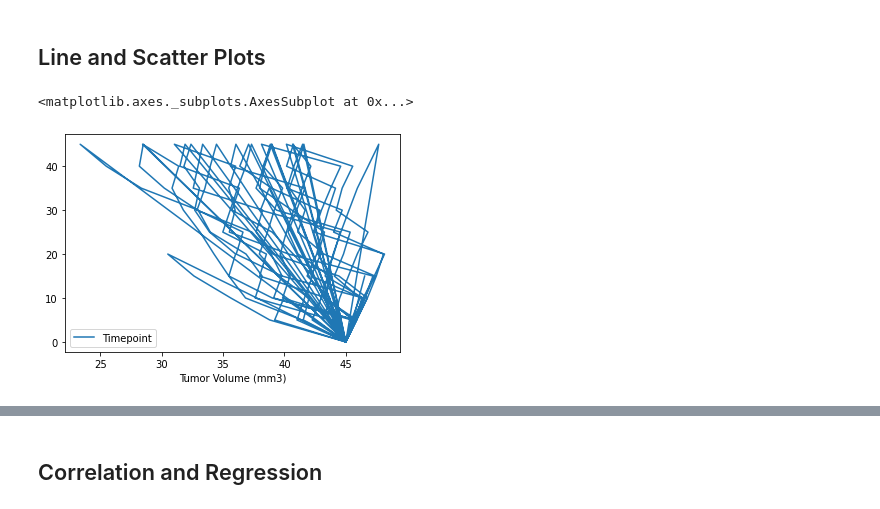
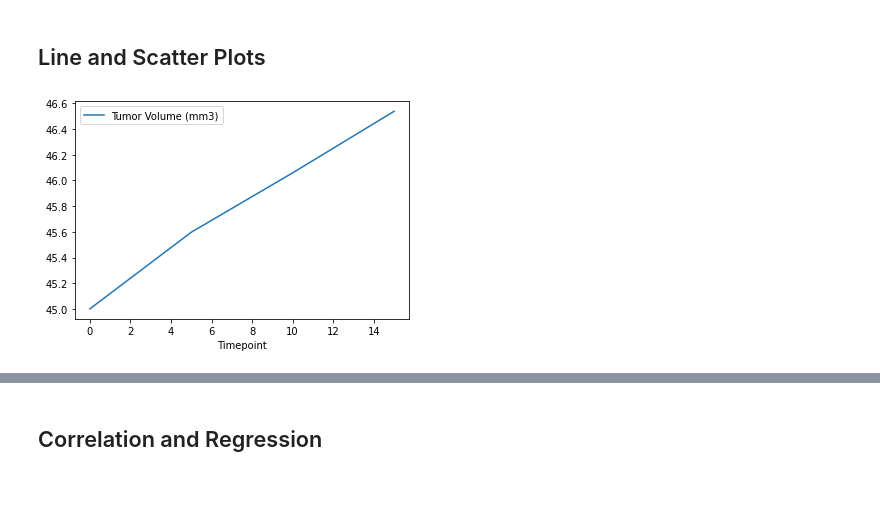
Before and after one commit to NoahGoldstein13/Matplotlib-Challenge, a Jupyter notebook: pymaceuticals_starter.ipynb, the cells around one changed output, grey strips where cells are left out. Drawn from its saved outputs; the diff is of its cells as text; code cells hidden in the pictures.

```diff
--- a/pymaceuticals_starter.ipynb
+++ b/pymaceuticals_starter.ipynb
@@ -214,11 +210,10 @@ TypeError: __init__() got an unexpected keyword argument 'lsuffix'
 # %%
 # Generate a line plot of tumor volume vs. time point for a mouse treated with Capomulin
 capomulin_df = clean_mouse_df.loc[clean_mouse_df["Drug Regimen"] == "Capomulin"]
-capomulin_slim_df = capomulin_df[['Timepoint', 'Tumor Volume (mm3)']]
+capomulin_mouse_df = capomulin_df.loc[capomulin_df['Mouse ID']=="r157"]
 
-capomulin_slim_df.plot.line(x='Tumor Volume (mm3)', y='Timepoint')
+line_plot = capomulin_mouse_df.plot.line(x='Timepoint', y='Tumor Volume (mm3)')
 # %% [output]
-<matplotlib.axes._subplots.AxesSubplot at 0x...>
-[figure, old version]
+[figure, new version]
 # %%
 # Generate a scatter plot of average tumor volume vs. mouse weight for the Capomulin regimen
```
Also changed, not shown: parts of 8 cells of this notebook.
